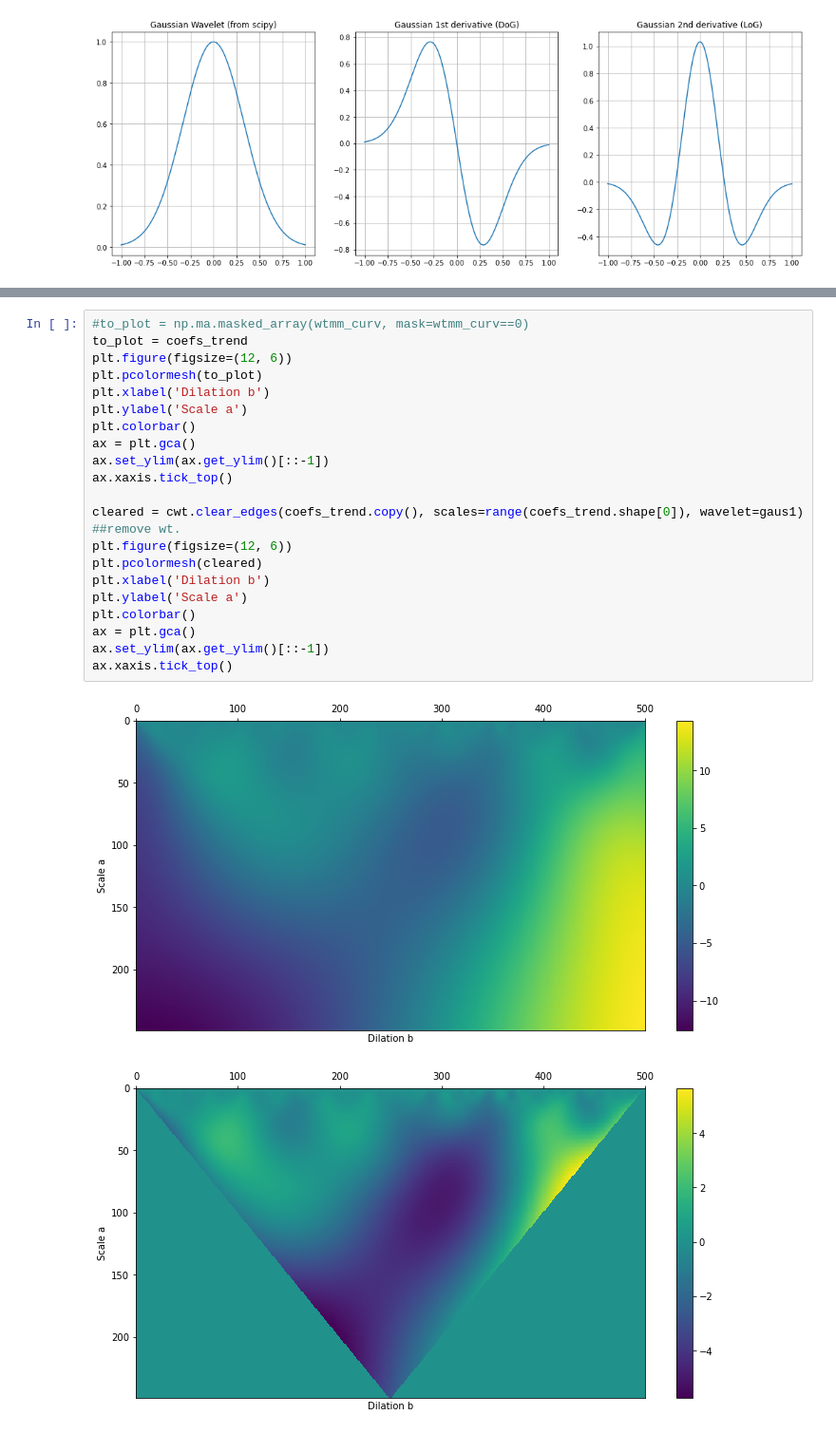
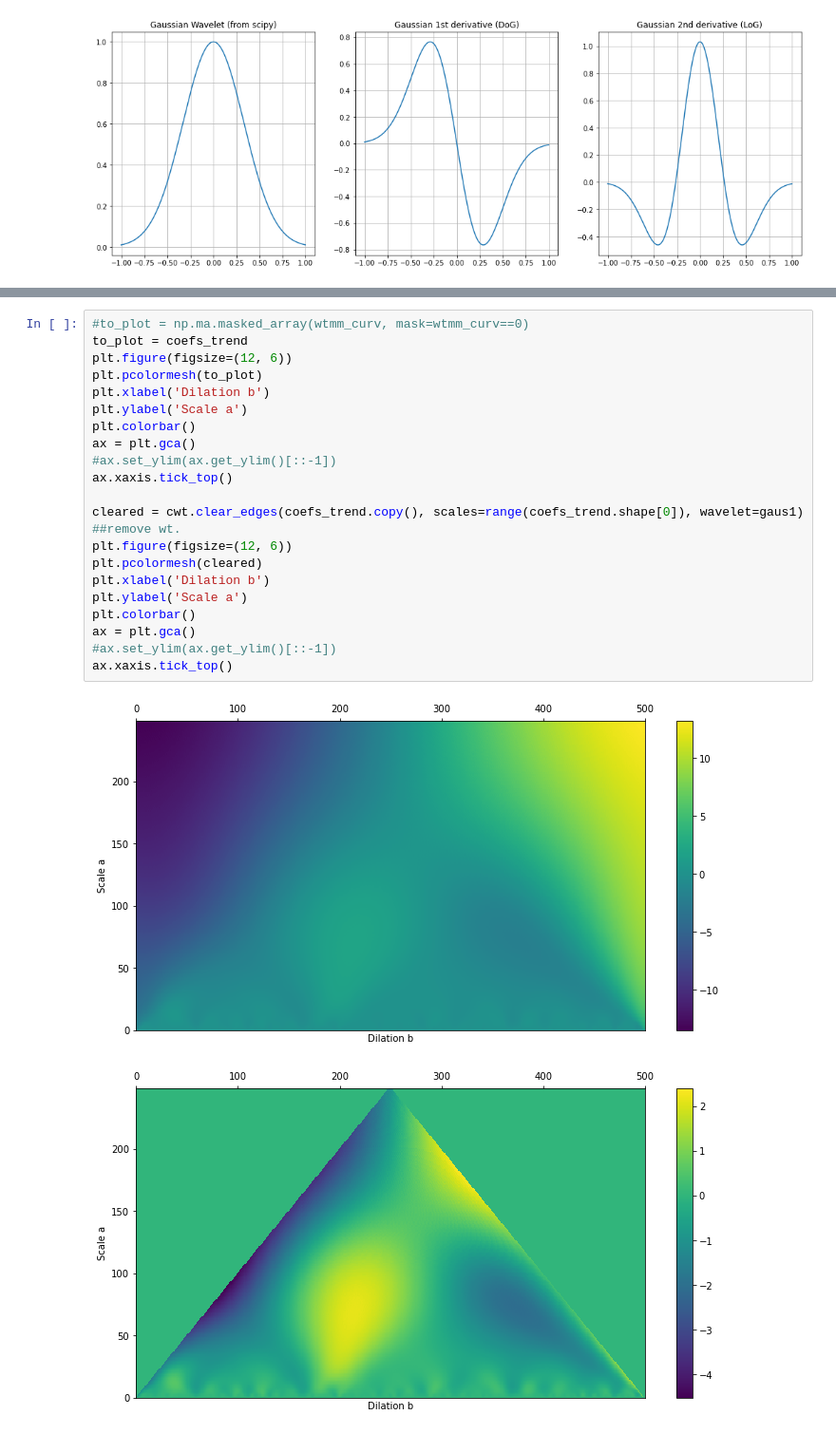
Before and after one commit to thizirinait/AST-Wavelet-financial-data, a Jupyter notebook: example.ipynb, the cells around one changed output, grey strips where cells are left out. Shown at 95% size. Saved outputs shown, nothing was run; the diff lists cells and outputs as text.

```diff
--- a/example.ipynb
+++ b/example.ipynb
@@ -114,27 +136,27 @@ wtmm_curv, coefs_curv, ridges_curv = cwt.wtmm(ts, wavelet=gaus2, plot=True, remo
 # %%
 #to_plot = np.ma.masked_array(wtmm_curv, mask=wtmm_curv==0)
 to_plot = coefs_trend
 plt.figure(figsize=(12, 6))
 plt.pcolormesh(to_plot)
 plt.xlabel('Dilation b')
 plt.ylabel('Scale a')
 plt.colorbar()
 ax = plt.gca()
-ax.set_ylim(ax.get_ylim()[::-1])
+#ax.set_ylim(ax.get_ylim()[::-1])
 ax.xaxis.tick_top()
 
 cleared = cwt.clear_edges(coefs_trend.copy(), scales=range(coefs_trend.shape[0]), wavelet=gaus1) ##remove wt.
 plt.figure(figsize=(12, 6))
 plt.pcolormesh(cleared)
 plt.xlabel('Dilation b')
 plt.ylabel('Scale a')
 plt.colorbar()
 ax = plt.gca()
-ax.set_ylim(ax.get_ylim()[::-1])
+#ax.set_ylim(ax.get_ylim()[::-1])
 ax.xaxis.tick_top()
 # %% [output]
-[figure, old version]
+[figure, new version]
-[figure, old version]
+[figure, new version]
 # %%
 for ridge in ridges_trend:
     print('points: ', len(ridge.get_points()))
```
Also changed, not shown: parts of 8 cells of this notebook, 2 other files.
